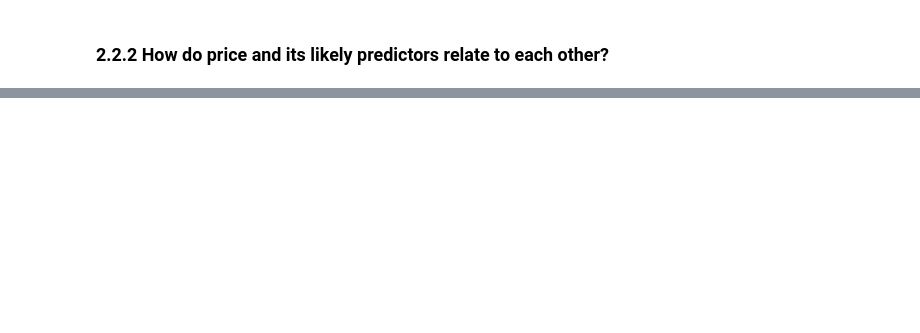
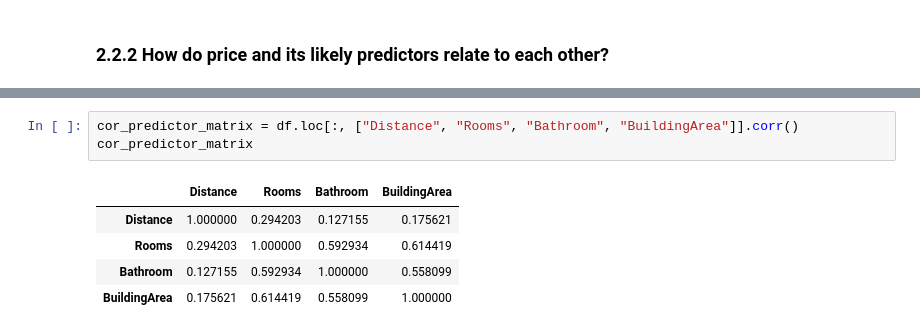
Before and after one commit to cousc0us/melbourne-suburb-analytics, a Jupyter notebook: notebooks/02_analysis.ipynb, the cells around one changed output, grey strips where cells are left out. Drawn from its saved outputs; the diff is of its cells as text; blank space fills up the shorter version.

```diff
--- a/notebooks/02_analysis.ipynb
+++ b/notebooks/02_analysis.ipynb
@@ -278,0 +465,9 @@ There is **very strong statistical evidence** that **the average property price
+# %%
+cor_predictor_matrix = df.loc[:, ["Distance", "Rooms", "Bathroom", "BuildingArea"]].corr()
+cor_predictor_matrix
+# %% [output]
+|  | Distance | Rooms | Bathroom | BuildingArea |
+| Distance | 1.000000 | 0.294203 | 0.127155 | 0.175621 |
+| Rooms | 0.294203 | 1.000000 | 0.592934 | 0.614419 |
+| Bathroom | 0.127155 | 0.592934 | 1.000000 | 0.558099 |
+| BuildingArea | 0.175621 | 0.614419 | 0.558099 | 1.000000 |
```
Also changed, not shown: parts of 19 cells of this notebook.
